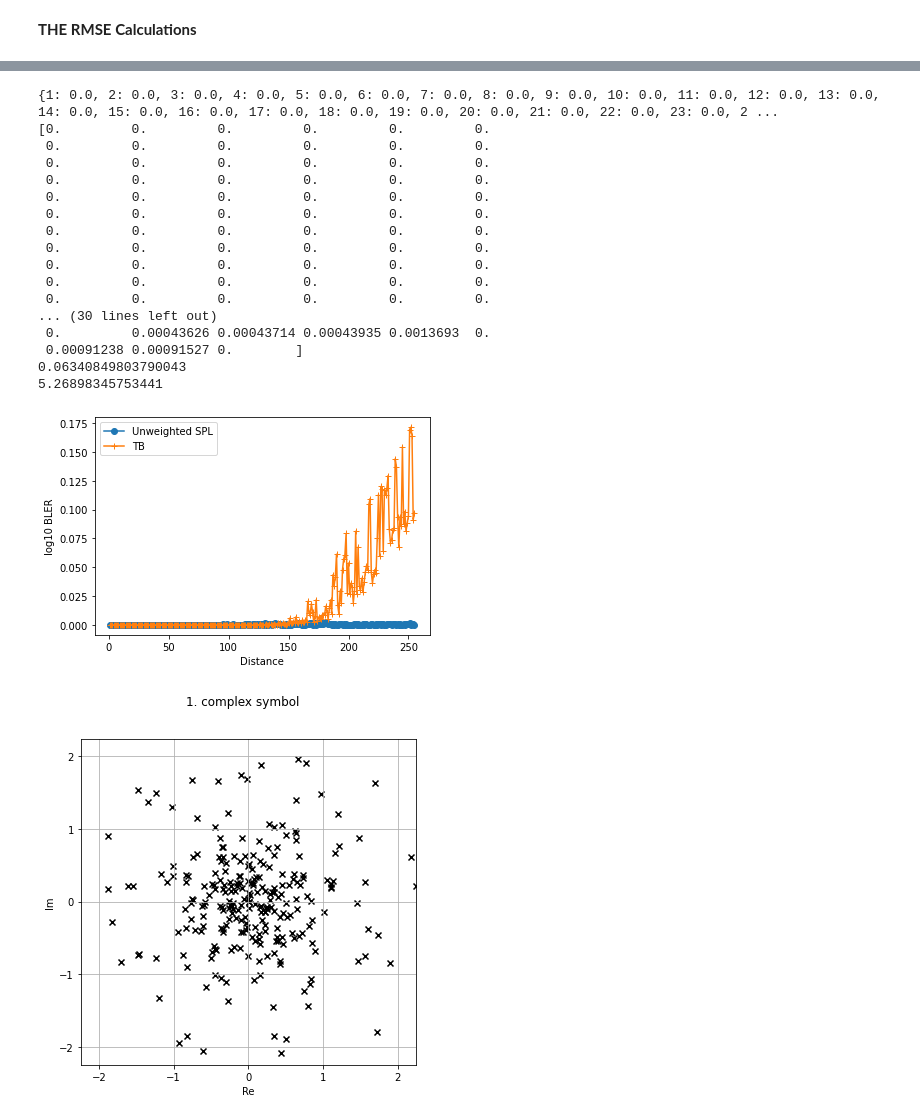
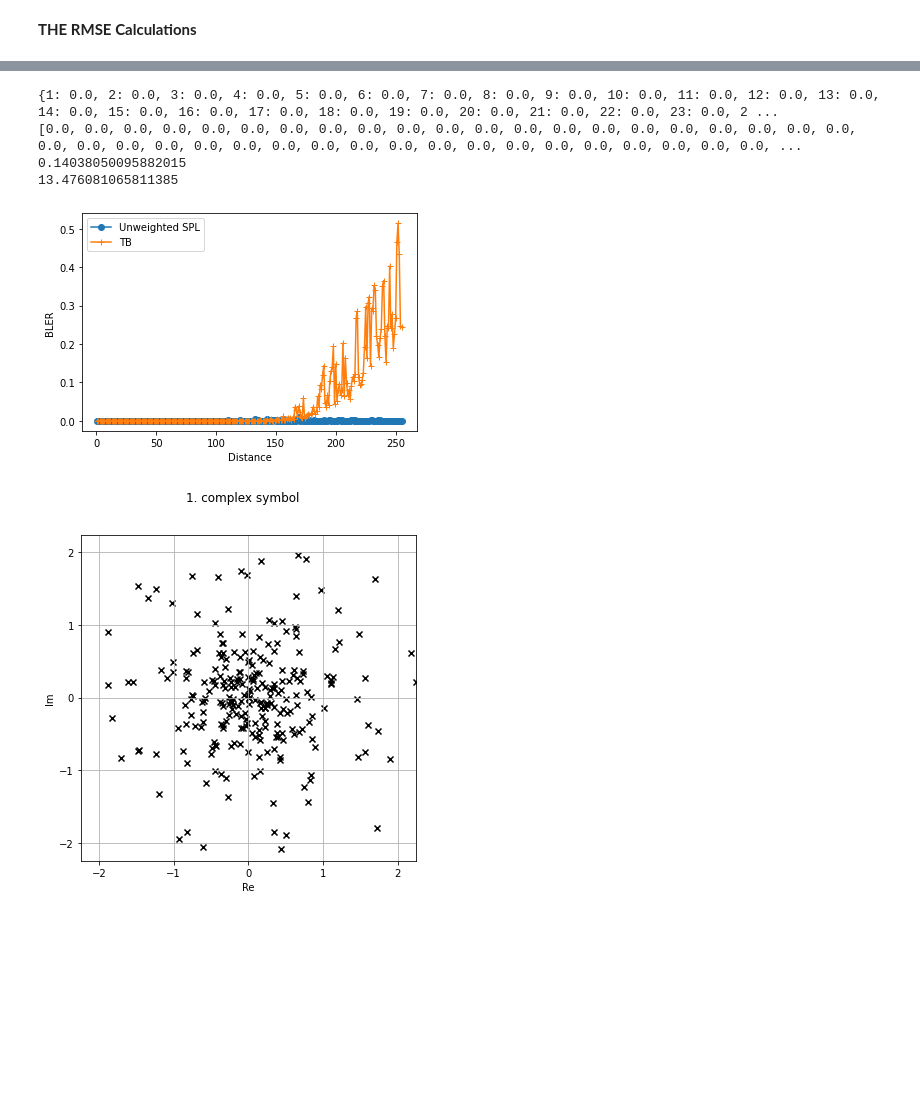
Before and after one commit to neelabhro/Deep-Learning-based-Wireless-Communications, a Jupyter notebook: SPL_uw_TB_PC.ipynb, the cells around one changed output, grey strips where cells are left out. Saved outputs shown, nothing was run; the diff lists cells and outputs as text; code cells hidden in the pictures; blank space fills up the shorter version.

```diff
--- a/SPL_uw_TB_PC.ipynb
+++ b/SPL_uw_TB_PC.ipynb
@@ -1032,54 +1019,41 @@ for i in bler_Tb.values():
 #rmse_uw = np.log2(np.divide(rmse_uwA,message_factor) +1)
 #rmse_uw = (np.divide(rmse_uwA,message_factor) +1)
 bler_uw = bler_uwA
-bler_uw = np.log2(np.divide(bler_uwA,1) +1)
+#bler_uw = np.log2(np.divide(bler_uwA,1) +1)
 #rmse_w = np.log2(np.divide(rmse_wA,message_factor) + 1)
 #rmse_w = (np.divide(rmse_wA,message_factor) + 1)
 #bler_w = bler_wA
 
 
 #rmse_Tb = np.log2(np.divide(rmse_TbA,message_factor) +1)
 #rmse_Tb = (np.divide(rmse_TbA,message_factor))
 bler_Tb = bler_TbA
-bler_Tb = np.log2(np.divide(bler_TbA,1) +1)
+#bler_Tb = np.log2(np.divide(bler_TbA,1) +1)
 message = np.arange(1,M)
 
 print(bler_uw)
 plt.plot(message, bler_uw, '-o');
 #plt.plot(message, bler_w, '-*');
 plt.plot(message, bler_Tb, '-+');
 plt.xlabel('Distance')
-#plt.ylabel('BLER')
+plt.ylabel('BLER')
 #plt.ylim([0, 1])
-plt.ylabel('log10 BLER')
+#plt.ylabel('log10 BLER')
 #plt.legend(['Unweighted SPL', 'Weighted(^2) SPL','TB'])
 plt.legend(['Unweighted SPL', 'TB'])
 
 
 print(np.sum(bler_uw))
 #print(np.sum(bler_w))
 print(np.sum(bler_Tb))
 #print(np.sum(rmse_uwA))
 #print(np.sum(rmse_wA))
 # %% [output]
 {1: 0.0, 2: 0.0, 3: 0.0, 4: 0.0, 5: 0.0, 6: 0.0, 7: 0.0, 8: 0.0, 9: 0.0, 10: 0.0, 11: 0.0, 12: 0.0, 13: 0.0, 14: 0.0, 15: 0.0, 16: 0.0, 17: 0.0, 18: 0.0, 19: 0.0, 20: 0.0, 21: 0.0, 22: 0.0, 23: 0.0, 2 ...
-[0.         0.         0.         0.         0.         0.
- 0.         0.         0.         0.         0.         0.
- 0.         0.         0.         0.         0.         0.
- 0.         0.         0.         0.         0.         0.
- 0.         0.         0.         0.         0.         0.
- 0.         0.         0.         0.         0.         0.
- 0.         0.         0.         0.         0.         0.
- 0.         0.         0.         0.         0.         0.
- 0.         0.         0.         0.         0.         0.
- 0.         0.         0.         0.         0.         0.
- 0.         0.         0.         0.         0.         0.
-... (30 lines left out)
- 0.         0.00043626 0.00043714 0.00043935 0.0013693  0.
- 0.00091238 0.00091527 0.        ]
-0.06340849803790043
-5.26898345753441
+[0.0, 0.0, 0.0, 0.0, 0.0, 0.0, 0.0, 0.0, 0.0, 0.0, 0.0, 0.0, 0.0, 0.0, 0.0, 0.0, 0.0, 0.0, 0.0, 0.0, 0.0, 0.0, 0.0, 0.0, 0.0, 0.0, 0.0, 0.0, 0.0, 0.0, 0.0, 0.0, 0.0, 0.0, 0.0, 0.0, 0.0, 0.0, 0.0, 0.0, ...
+0.14038050095882015
+13.476081065811385
-[figure, old version]
+[figure, new version]
 # %%
 ae.plot_constellation(const_noise_SNR);
 #plot_constellation_2(ae,range(0,ae.M))
```
Also changed, not shown: parts of 1 cell of this notebook.
